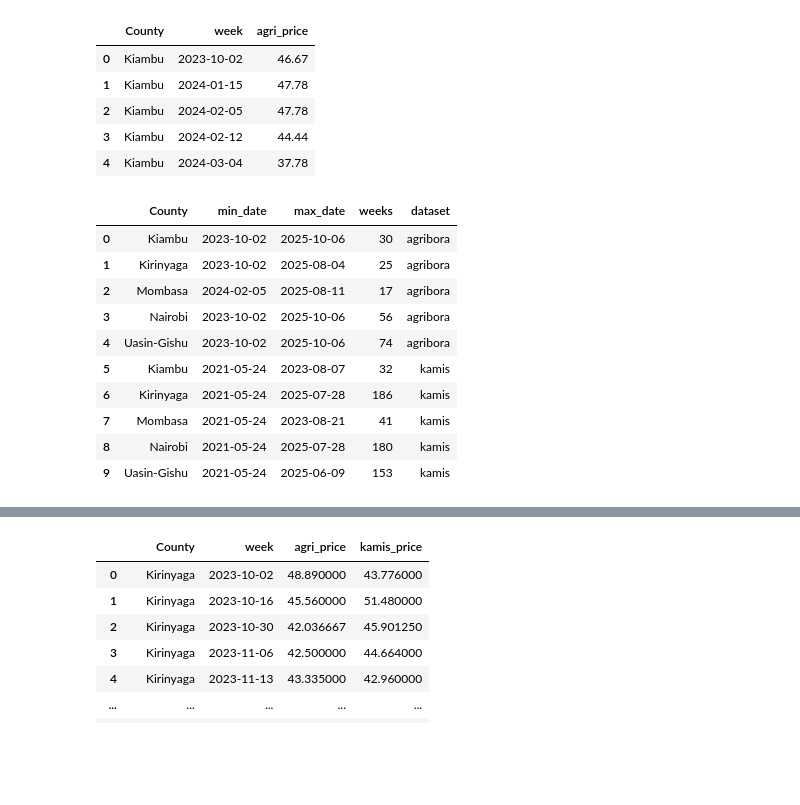
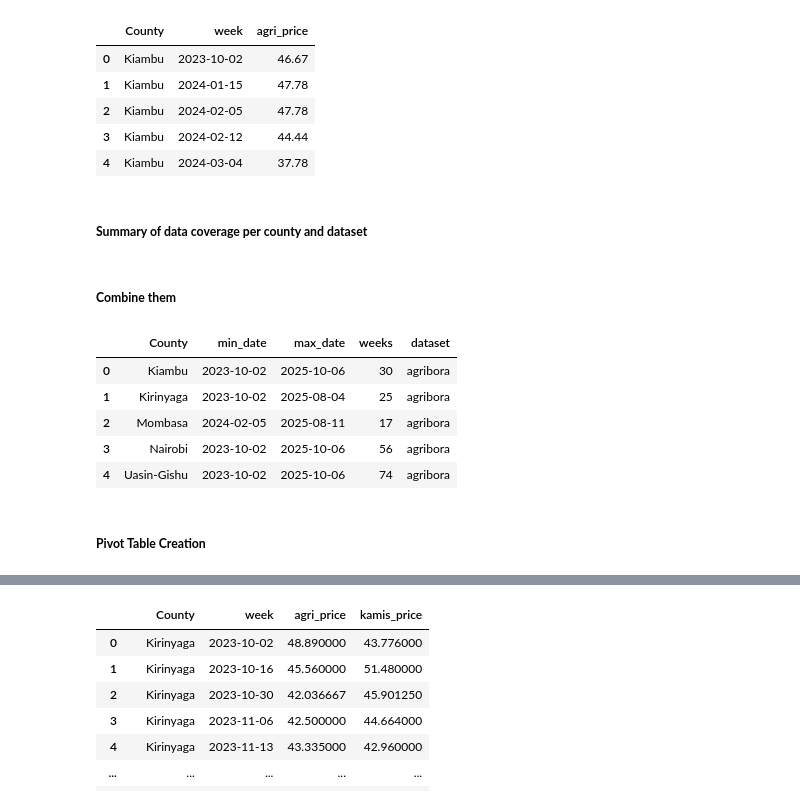
Before and after one commit to aykahsay/DSA3020-VA-Capstone-Project, a Jupyter notebook: notebooks/StarterNotebook.ipynb, the cells around one changed output, grey strips where cells are left out. Saved outputs shown, nothing was run; the diff lists cells and outputs as text; code cells hidden in the pictures; blank space fills up the shorter version.

```diff
--- a/notebooks/StarterNotebook.ipynb
+++ b/notebooks/StarterNotebook.ipynb
@@ -153,6 +189,8 @@ agri_df_week.head()
 | 2 | Kiambu | 2024-02-05 | 47.78 |
 | 3 | Kiambu | 2024-02-12 | 44.44 |
 | 4 | Kiambu | 2024-03-04 | 37.78 |
+# %% [markdown]
+##### **Summary of data coverage per county and dataset**
 # %%
 ## How many weeks of data is covered in each table ?
 
@@ -165,19 +203,18 @@ coverage_kam = (kdf_week.groupby("County")["week"]
            .agg(min_date="min", max_date="max", weeks="nunique")
            .reset_index())
 coverage_kam["dataset"] = "kamis"
+# %% [markdown]
+##### **Combine them**
 # %%
 coverage = pd.concat([coverage_agr, coverage_kam], ignore_index=True)
 # %%
-coverage
+coverage.head()
 # %% [output]
 |  | County | min_date | max_date | weeks | dataset |
 | 0 | Kiambu | 2023-10-02 | 2025-10-06 | 30 | agribora |
 | 1 | Kirinyaga | 2023-10-02 | 2025-08-04 | 25 | agribora |
 | 2 | Mombasa | 2024-02-05 | 2025-08-11 | 17 | agribora |
 | 3 | Nairobi | 2023-10-02 | 2025-10-06 | 56 | agribora |
 | 4 | Uasin-Gishu | 2023-10-02 | 2025-10-06 | 74 | agribora |
-| 5 | Kiambu | 2021-05-24 | 2023-08-07 | 32 | kamis |
-| 6 | Kirinyaga | 2021-05-24 | 2025-07-28 | 186 | kamis |
-| 7 | Mombasa | 2021-05-24 | 2023-08-21 | 41 | kamis |
-| 8 | Nairobi | 2021-05-24 | 2025-07-28 | 180 | kamis |
-| 9 | Uasin-Gishu | 2021-05-24 | 2025-06-09 | 153 | kamis |
+# %% [markdown]
+##### **Pivot Table Creation**
```
Also changed, not shown: parts of 86 cells of this notebook, 22 other files.
